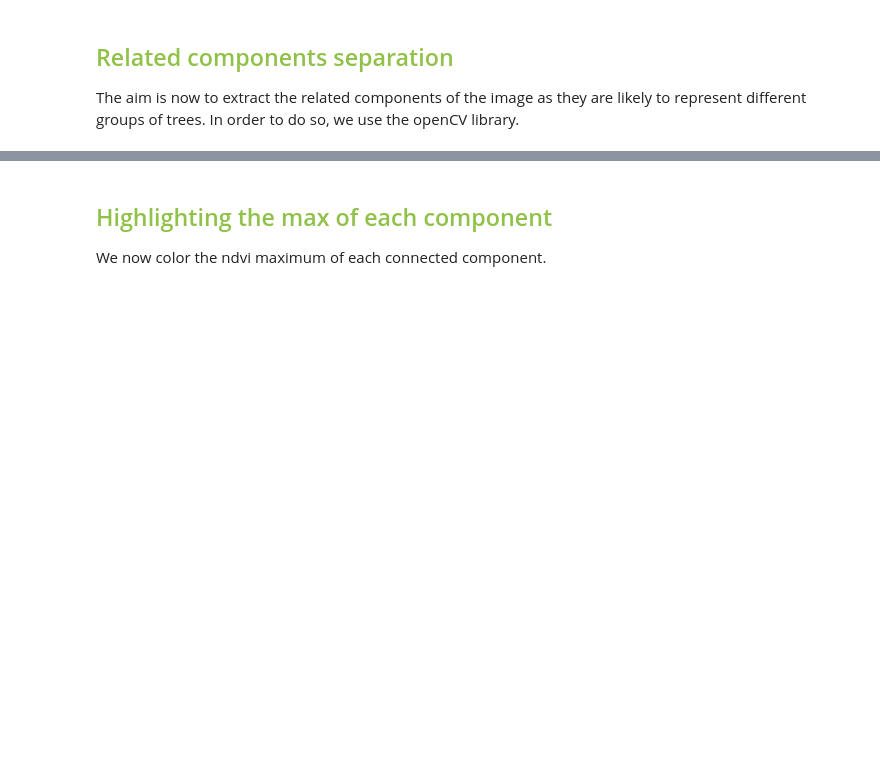
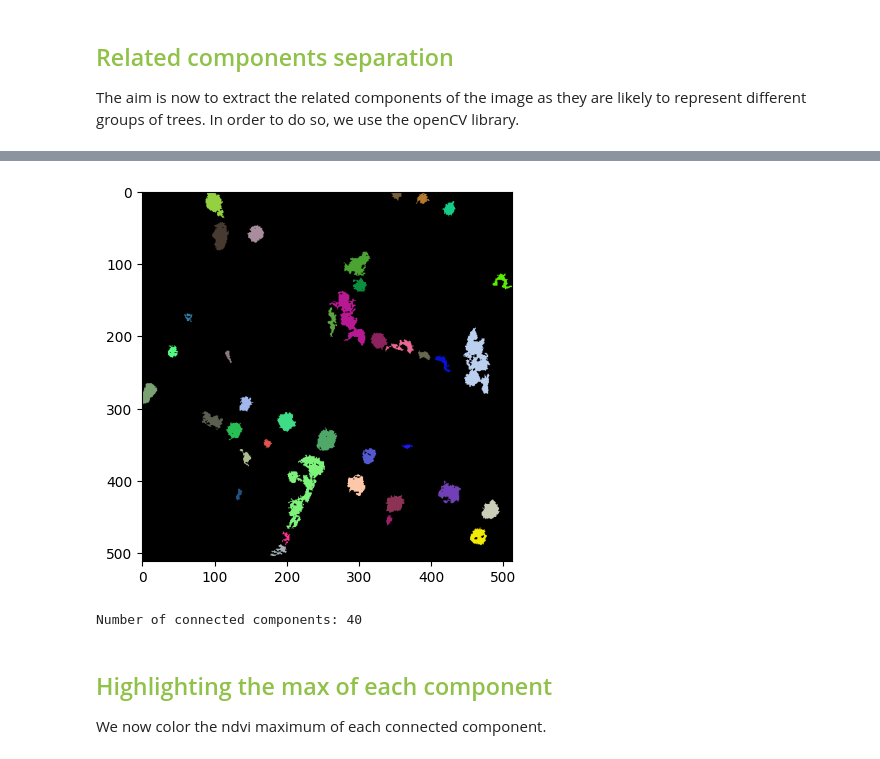
Before and after one commit to theo240801/inf573vegetalisation, a Jupyter notebook: compter/ndvi.ipynb, the cells around one changed output, grey strips where cells are left out. Drawn from its saved outputs; the diff is of its cells as text; code cells hidden in the pictures; blank space fills up the shorter version.

```diff
--- a/compter/ndvi.ipynb
+++ b/compter/ndvi.ipynb
@@ -89,3 +93,8 @@ display_colorized_connected_components(binary_image)
+# %%
+display_colorized_connected_components_with_size_filtering(binary_image, min_size=50)
+# %% [output]
+[figure, added]
+Number of connected components: 40
 # %% [markdown]
 ## <font color='#90c149'>Highlighting the max of each component</font>
 We now color the ndvi maximum of each connected component.
```
Also changed, not shown: parts of 9 cells of this notebook, 2 other files.
